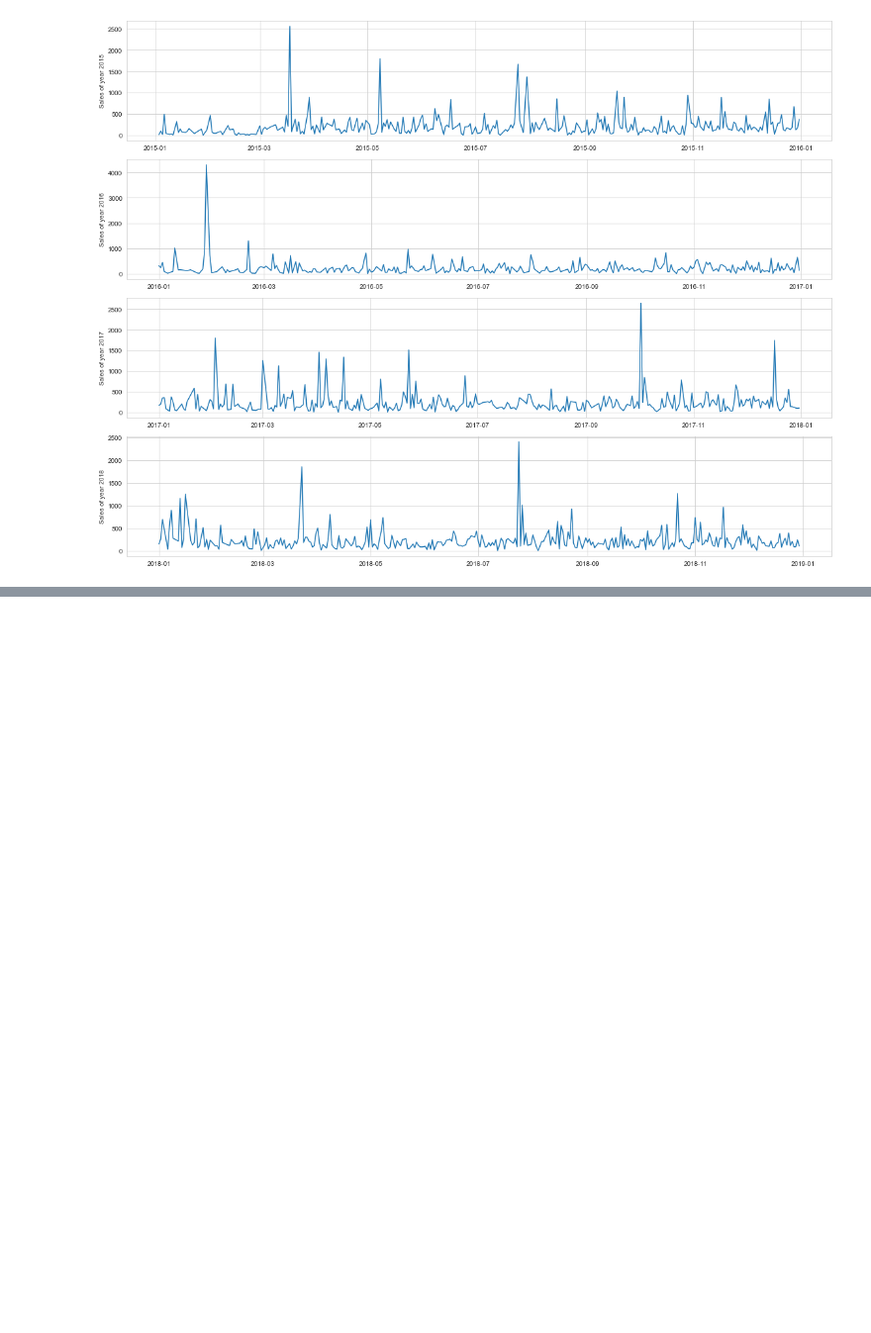
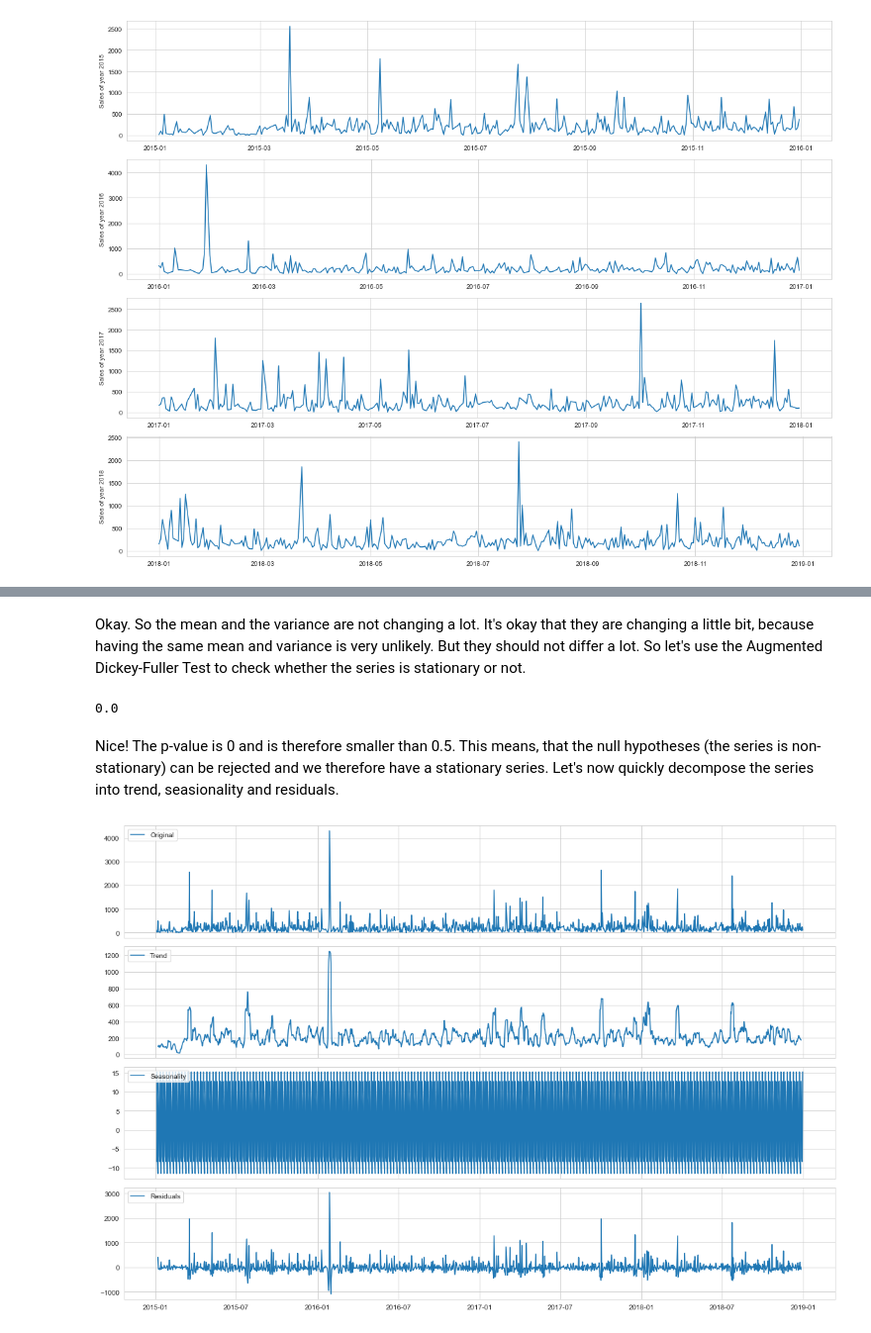
Before and after one commit to patrickbrus/IBM_Machine_Learning_Professional, a Jupyter notebook: Time_Series/Time_Series_Analysis.ipynb, the cells around one changed output, grey strips where cells are left out. Shown at 99% size. Cells and saved outputs as stored; diff of their text form; code cells hidden in the pictures; blank space fills up the shorter version.

Commit message:
Feat: Added stationary test and decomposition plots of daily sales data

```diff
--- a/Time_Series/Time_Series_Analysis.ipynb
+++ b/Time_Series/Time_Series_Analysis.ipynb
@@ -72,8 +72,8 @@ Unique dates in our data:  1230 Days
 Total days in our date range: 1457 Days
 # %%
 # create daily data and replace NaN values, caused by missing days, with the linear interpolation of the days around
-weekly_sales = pd.DataFrame(df_datetime["Sales"].resample('D').mean()).interpolate(method='linear')
-weekly_sales.head(10)
+daily_sales = pd.DataFrame(df_datetime["Sales"].resample('D').mean()).interpolate(method='linear')
+daily_sales.head(10)
 # %% [output]
 |  | Sales |
 | Order Date |  |
@@ -114,0 +146,2 @@ plt.show()
+# %% [markdown]
+Okay. So the mean and the variance are not changing a lot. It's okay that they are changing a little bit, because having the same mean and variance is very unlikely. But they should not differ a lot. So let's use the Augmented Dickey-Fuller Test to check whether the series is stationary or not.
@@ -114,0 +152,35 @@ plt.show()
+# %%
+print(pvalue)
+# %% [output]
+0.0
+# %% [markdown]
+Nice! The p-value is 0 and is therefore smaller than 0.5. This means, that the null hypotheses (the series is non-stationary) can be rejected and we therefore have a stationary series. Let's now quickly decompose the series into trend, seasionality and residuals.
+# %%
+import statsmodels.api as sm
+
+decomposition = sm.tsa.seasonal_decompose(daily_sales["Sales"], model='additive')
+estimated_trend = decomposition.trend
+estimated_seasonal = decomposition.seasonal
+estimated_residual = decomposition.resid
+# %%
+fig, axes = plt.subplots(4, 1, sharex=True, sharey=False)
+fig.set_figheight(10)
+fig.set_figwidth(15)
+
+axes[0].plot(daily_sales["Sales"], label='Original')
+axes[0].legend(loc='upper left');
+
+axes[1].plot(estimated_trend, label='Trend')
+axes[1].legend(loc='upper left');
+
+axes[2].plot(estimated_seasonal, label='Seasonality')
+axes[2].legend(loc='upper left');
+
+axes[3].plot(estimated_residual, label='Residuals')
+axes[3].legend(loc='upper left');
+
+plt.tight_layout()
+plt.savefig(r"figures\decomposition_daily_sales.pdf")
+plt.show()
+# %% [output]
+[figure, added]
```
Also changed, not shown: parts of 8 cells of this notebook, 4 other files.
